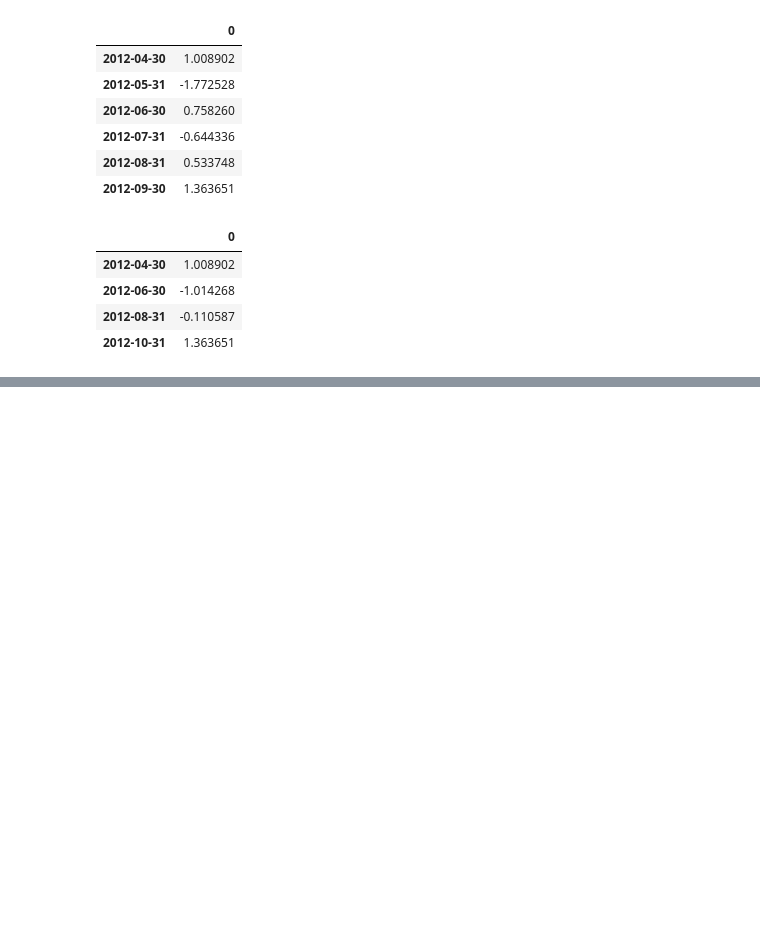
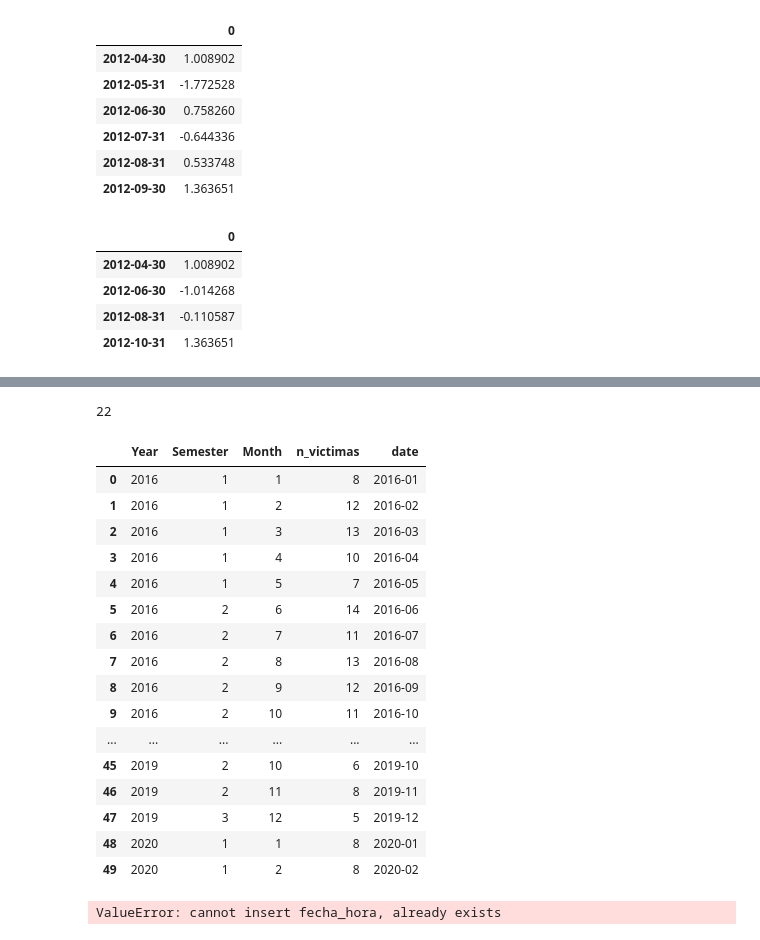
Before and after one commit to cypbk/pida-javier-bengolea, a Jupyter notebook: main.ipynb, the cells around one changed output, grey strips where cells are left out. Drawn from its saved outputs; the diff is of its cells as text; code cells hidden in the pictures; blank space fills up the shorter version.

```diff
--- a/main.ipynb
+++ b/main.ipynb
@@ -893,0 +961,44 @@ df.resample('2M').sum()
+# %%
+data.query('fecha_hora.dt.month == 12 and fecha_hora.dt.year == 2020').n_victimas.sum()
+# %% [output]
+22
+# %%
+data = pd.read_excel('data/generated/data_hm.xlsx', engine='openpyxl')
+
+datos = data.groupby([data['fecha_hora'].dt.year, data['fecha_hora'].dt.month//6 + 1, data['fecha_hora'].dt.month])['n_victimas'].sum()
+
+datos = datos.rename_axis(['Year', 'Semester', 'Month'])
+
+datos = datos.reset_index()
+
+# Create a new column 'date' combining 'Year' and 'Month' as a string
+datos['date'] = datos['Year'].astype(str) + '-' + datos['Month'].astype(str).str.zfill(2)
+
+# Create a bar plot using Plotly Express
+fig = px.bar(datos, x='date', y='n_victimas',
+             title='Total Victims by Month and Year',
+             labels={'date': 'Date', 'n_victimas': 'Total Victims'},
+             color='n_victimas')
+
+# Show the plot
+fig.show()
+
+datos.head(50)
+# %% [output]
+|  | Year | Semester | Month | n_victimas | date |
+| 0 | 2016 | 1 | 1 | 8 | 2016-01 |
+| 1 | 2016 | 1 | 2 | 12 | 2016-02 |
+| 2 | 2016 | 1 | 3 | 13 | 2016-03 |
+| 3 | 2016 | 1 | 4 | 10 | 2016-04 |
+| 4 | 2016 | 1 | 5 | 7 | 2016-05 |
+| 5 | 2016 | 2 | 6 | 14 | 2016-06 |
+| 6 | 2016 | 2 | 7 | 11 | 2016-07 |
+| 7 | 2016 | 2 | 8 | 13 | 2016-08 |
+| 8 | 2016 | 2 | 9 | 12 | 2016-09 |
+| 9 | 2016 | 2 | 10 | 11 | 2016-10 |
+| ... | ... | ... | ... | ... | ... |
+| 45 | 2019 | 2 | 10 | 6 | 2019-10 |
+| 46 | 2019 | 2 | 11 | 8 | 2019-11 |
+| 47 | 2019 | 3 | 12 | 5 | 2019-12 |
+| 48 | 2020 | 1 | 1 | 8 | 2020-01 |
+| 49 | 2020 | 1 | 2 | 8 | 2020-02 |
@@ -893,0 +1024,26 @@ df.resample('2M').sum()
+# %%
+import pandas as pd
+import plotly.express as px
+
+# Sample data (replace this with your actual data)
+data = pd.DataFrame({
+    'fecha_hora': pd.date_range(start='2022-01-01', end='2022-12-31', freq='D'),
+    'n_victimas': range(365)
+})
+
+# Group the data by year and month of the fecha_hora column and sum the values of the n_victimas column for each group
+datos_filtrados_fecha = data.groupby([data['fecha_hora'].dt.year, data['fecha_hora'].dt.month])['n_victimas'].sum().reset_index()
+
+# Rename the columns for better readability
+datos_filtrados_fecha.columns = ['Year', 'Month', 'Total Victims']
+
+# Create a bar plot using Plotly Express
+fig = px.bar(datos_filtrados_fecha, x='Month', y='Total Victims', color='Year',
+             title='Total Victims by Month and Year',
+             labels={'Month': 'Month', 'Total Victims': 'Total Victims', 'Year': 'Year'},
+             category_orders={'Month': range(1, 13)})
+
+# Show the plot
+fig.show()
+# %% [output]
+ValueError: cannot insert fecha_hora, already exists
```
Also changed, not shown: parts of 5 cells of this notebook, 1 other file.
